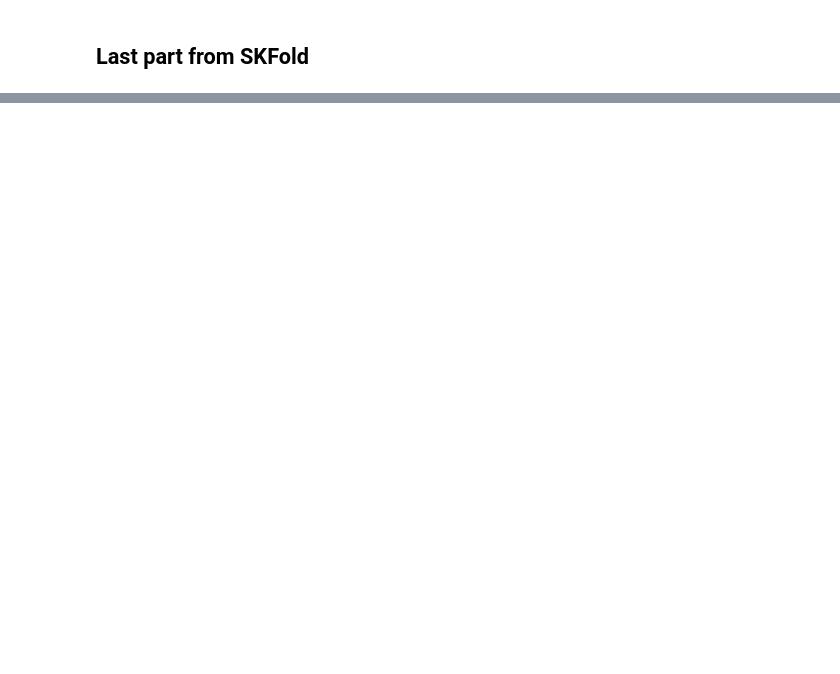
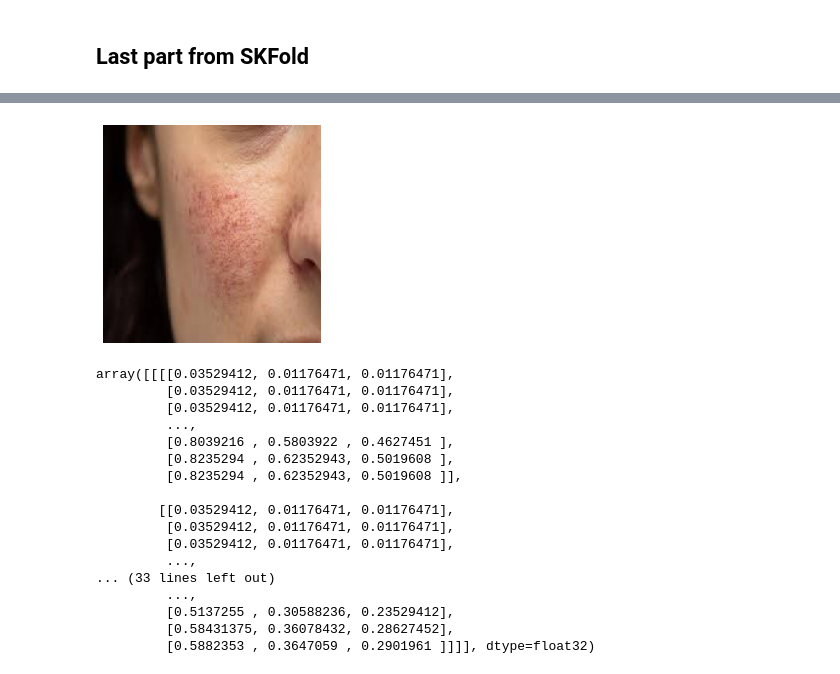
Before and after one commit to Albert-Setiawan/Capstone-Project-Machine-Learning, a Jupyter notebook: albert/SKUT Stratified K-Fold.ipynb, the cells around one changed output, grey strips where cells are left out. Drawn from its saved outputs; the diff is of its cells as text; code cells hidden in the pictures; blank space fills up the shorter version.

```diff
--- a/albert/SKUT Stratified K-Fold.ipynb
+++ b/albert/SKUT Stratified K-Fold.ipynb
@@ -792,0 +812,46 @@ plt.show()
+# %%
+import tkinter as tk
+from tkinter import filedialog
+
+root = tk.Tk()
+filename = filedialog.askopenfilename()
+button = tk.Button(root, text='Select Image', command=filename)
+button.pack()
+root.destroy()
+root.mainloop()
+# %%
+from keras.preprocessing import image
+def load_image(img_path, show=True):
+
+    img = image.load_img(img_path, target_size=(180, 180))
+    img_tensor = image.img_to_array(img)                    # (height, width, channels)
+    img_tensor = np.expand_dims(img_tensor, axis=0)         # (1, height, width, channels), add a dimension because the model expects this shape: (batch_size, height, width, channels)
+    img_tensor /= 255.                                      # imshow expects values in the range [0, 1]
+
+    if show:
+        plt.imshow(img_tensor[0])
+        plt.axis('off')
+        plt.show()
+
+    return img_tensor
+# %%
+load_image(filename)
+# %% [output]
+[figure, added]
+array([[[[0.03529412, 0.01176471, 0.01176471],
+         [0.03529412, 0.01176471, 0.01176471],
+         [0.03529412, 0.01176471, 0.01176471],
+         ...,
+         [0.8039216 , 0.5803922 , 0.4627451 ],
+         [0.8235294 , 0.62352943, 0.5019608 ],
+         [0.8235294 , 0.62352943, 0.5019608 ]],
+
+        [[0.03529412, 0.01176471, 0.01176471],
+         [0.03529412, 0.01176471, 0.01176471],
+         [0.03529412, 0.01176471, 0.01176471],
+         ...,
+... (33 lines left out)
+         ...,
+         [0.5137255 , 0.30588236, 0.23529412],
+         [0.58431375, 0.36078432, 0.28627452],
+         [0.5882353 , 0.3647059 , 0.2901961 ]]]], dtype=float32)
```
Also changed, not shown: parts of 35 cells of this notebook.
